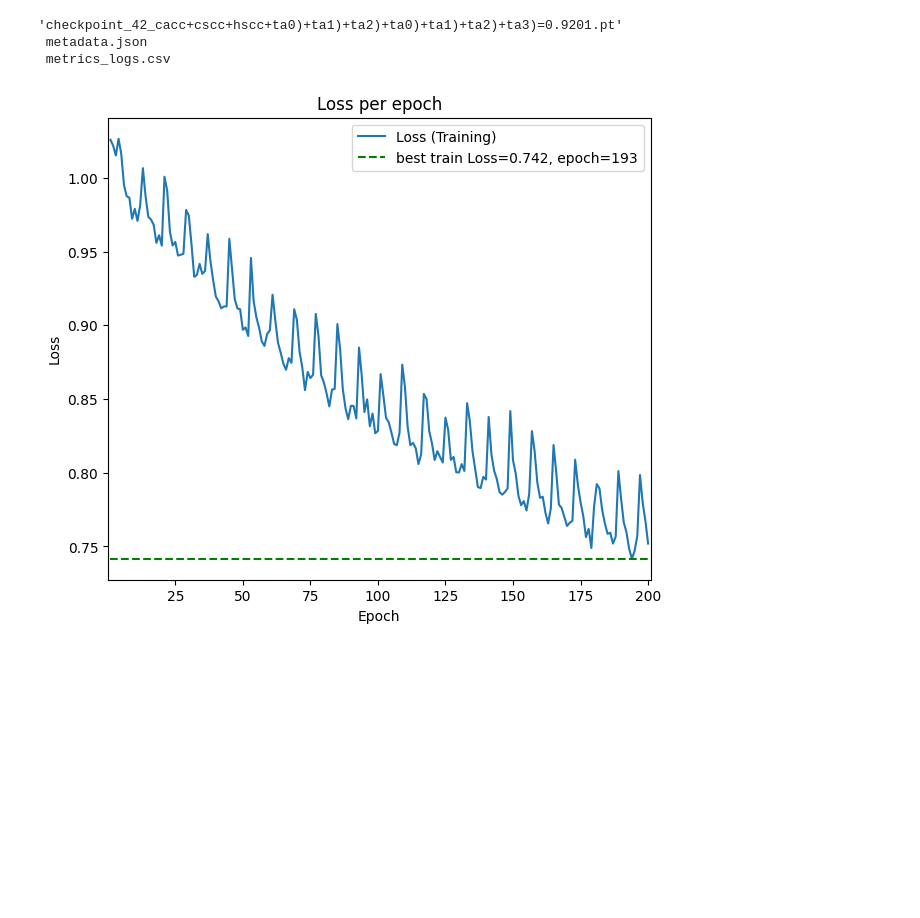
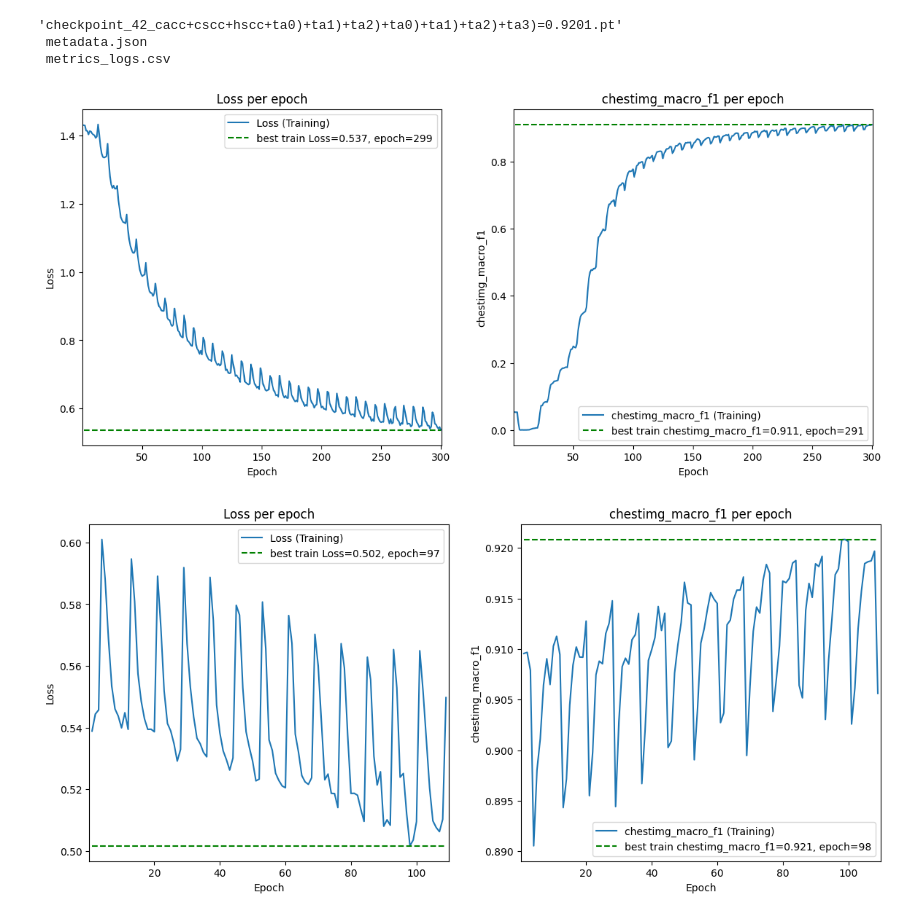
Before and after one commit to PabloMessina/MedVQA, a Jupyter notebook: medvqa/notebooks/Plotting Training Curves.ipynb, the cells around one changed output. Drawn from its saved outputs; the diff is of its cells as text; code cells hidden in the pictures; blank space fills up the shorter version.

Commit message:
improve fact embedding with triplet + classification supervision from chest imagenome labels + ChatGPT

```diff
--- a/medvqa/notebooks/Plotting Training Curves.ipynb
+++ b/medvqa/notebooks/Plotting Training Curves.ipynb
@@ -553,16 +553,34 @@ plot_train_val_curves('/mnt/data/pamessina/workspaces/medvqa-workspace/models/vi
  metadata.json
  metrics_logs.csv
 # %%
-plot_train_val_curves('/mnt/data/pamessina/workspaces/medvqa-workspace/models/fact_embedding/20230721_061431_MIMIC-CXR(GPT3.5+CXR-Bert-based-labels)_FactEncoder(microsoft-BiomedVLP-CXR-BERT-specialized)/metrics_logs.csv',
+plot_train_val_curves('/mnt/data/pamessina/workspaces/medvqa-workspace/models/fact_embedding/20230728_075327_MIMIC-CXR(GPT3.5,GPT4,CXR-BERT,triplet_loss,ChestImaGenome)_FactEncoder(microsoft-BiomedVLP-CXR-BERT-specialized)/metrics_logs.csv',
                 [
                     MetricNames.LOSS,
+                    'chestimg_macro_f1',
                 ],
                 [
                     'Loss',
+                    'chestimg_macro_f1',
                 ],
                 use_min_with_these_metrics=[
                     MetricNames.LOSS
                 ],
                 single_plot_figsize=(7,6))
 # %% [output]
-[figure, old version]
+[figure, new version]
+# %%
+plot_train_val_curves('/mnt/data/pamessina/workspaces/medvqa-workspace/models/fact_embedding/20230730_012705_MIMIC-CXR(GPT3.5,GPT4,CXR-BERT,triplet_loss,ChestImaGenome)_FactEncoder(microsoft-BiomedVLP-CXR-BERT-specialized)/metrics_logs.csv',
+                [
+                    MetricNames.LOSS,
+                    'chestimg_macro_f1',
+                ],
+                [
+                    'Loss',
+                    'chestimg_macro_f1',
+                ],
+                use_min_with_these_metrics=[
+                    MetricNames.LOSS
+                ],
+                single_plot_figsize=(7,6))
+# %% [output]
+[figure, added]
```
Also changed, not shown: parts of 1 cell of this notebook, 30 other files.
